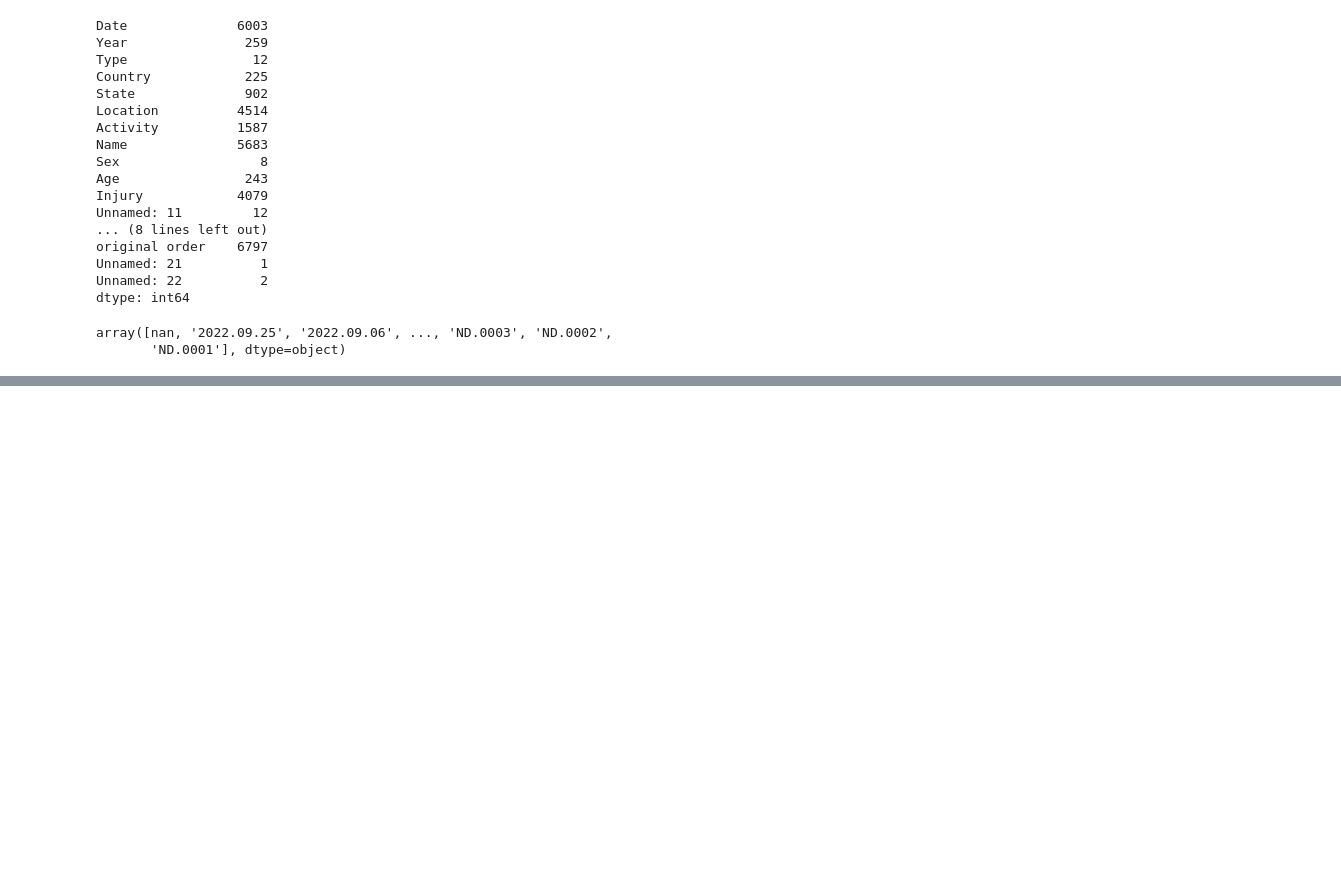
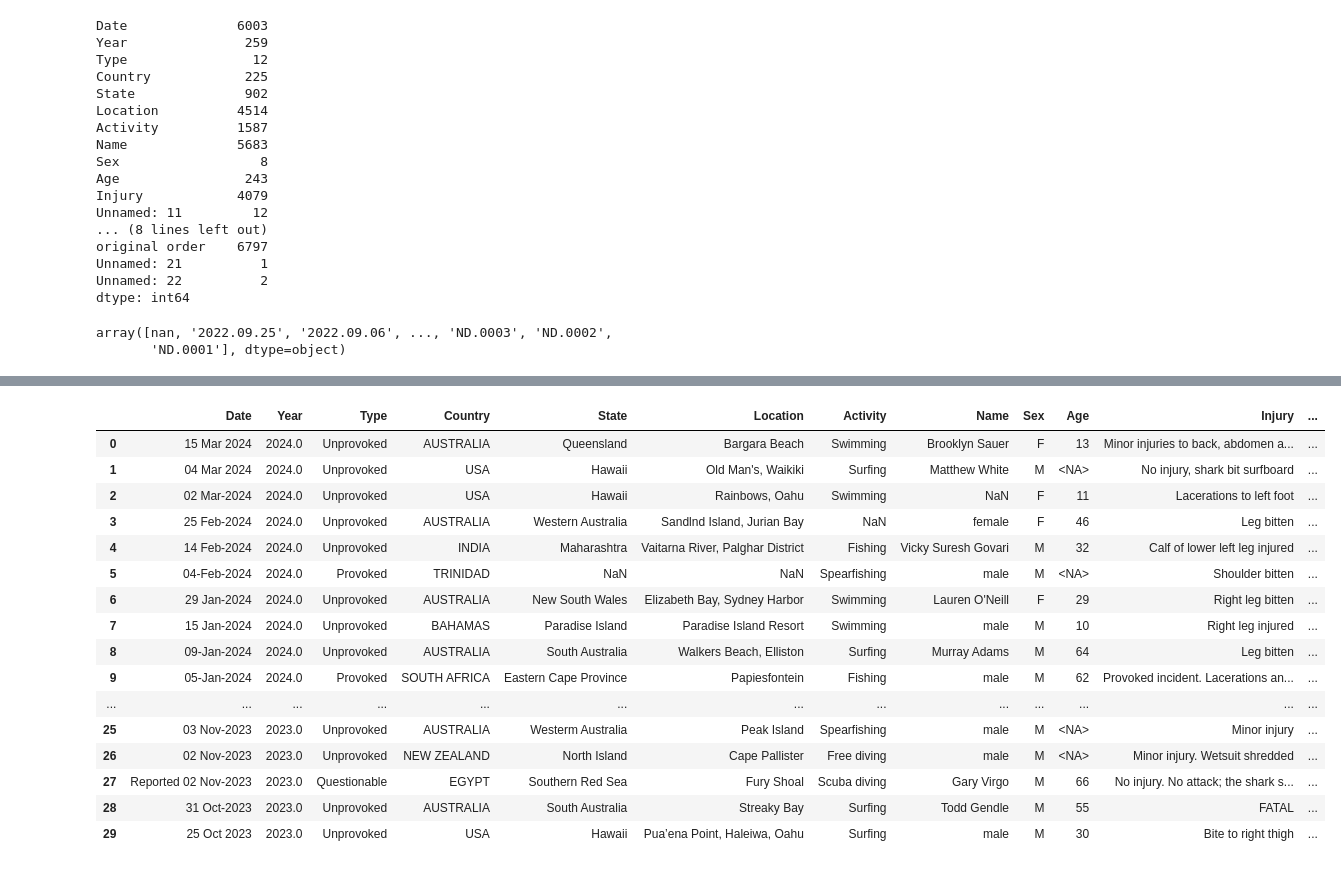
Before and after one commit to cohet3/sharkAttack_g7, a Jupyter notebook: adrian_main.ipynb, the cells around one changed output, grey strips where cells are left out. Drawn from its saved outputs; the diff is of its cells as text; code cells hidden in the pictures; blank space fills up the shorter version.

```diff
--- a/adrian_main.ipynb
+++ b/adrian_main.ipynb
@@ -50,0 +266,20 @@ array([nan, '2022.09.25', '2022.09.06', ..., 'ND.0003', 'ND.0002',
+# %%
+df.head(30)
+# %% [output]
+|  | Date | Year | Type | Country | State | Location | Activity | Name | Sex | Age | Injury | ... |
+| 0 | 15 Mar 2024 | 2024.0 | Unprovoked | AUSTRALIA | Queensland | Bargara Beach | Swimming | Brooklyn Sauer | F | 13 | Minor injuries to back, abdomen a... | ... |
+| 1 | 04 Mar 2024 | 2024.0 | Unprovoked | USA | Hawaii | Old Man's, Waikiki | Surfing | Matthew White | M | <NA> | No injury, shark bit surfboard | ... |
+| 2 | 02 Mar-2024 | 2024.0 | Unprovoked | USA | Hawaii | Rainbows, Oahu | Swimming | NaN | F | 11 | Lacerations to left foot | ... |
+| 3 | 25 Feb-2024 | 2024.0 | Unprovoked | AUSTRALIA | Western Australia | Sandlnd Island, Jurian Bay | NaN | female | F | 46 | Leg bitten | ... |
+| 4 | 14 Feb-2024 | 2024.0 | Unprovoked | INDIA | Maharashtra | Vaitarna River, Palghar District | Fishing | Vicky Suresh Govari | M | 32 | Calf of lower left leg injured | ... |
+| 5 | 04-Feb-2024 | 2024.0 | Provoked | TRINIDAD | NaN | NaN | Spearfishing | male | M | <NA> | Shoulder bitten | ... |
+| 6 | 29 Jan-2024 | 2024.0 | Unprovoked | AUSTRALIA | New South Wales | Elizabeth Bay, Sydney Harbor | Swimming | Lauren O'Neill | F | 29 | Right leg bitten | ... |
+| 7 | 15 Jan-2024 | 2024.0 | Unprovoked | BAHAMAS | Paradise Island | Paradise Island Resort | Swimming | male | M | 10 | Right leg injured | ... |
+| 8 | 09-Jan-2024 | 2024.0 | Unprovoked | AUSTRALIA | South Australia | Walkers Beach, Elliston | Surfing | Murray Adams | M | 64 | Leg bitten | ... |
+| 9 | 05-Jan-2024 | 2024.0 | Provoked | SOUTH AFRICA | Eastern Cape Province | Papiesfontein | Fishing | male | M | 62 | Provoked incident. Lacerations an... | ... |
+| ... | ... | ... | ... | ... | ... | ... | ... | ... | ... | ... | ... | ... |
+| 25 | 03 Nov-2023 | 2023.0 | Unprovoked | AUSTRALIA | Westerm Australia | Peak Island | Spearfishing | male | M | <NA> | Minor injury | ... |
+| 26 | 02 Nov-2023 | 2023.0 | Unprovoked | NEW ZEALAND | North Island | Cape Pallister | Free diving | male | M | <NA> | Minor injury. Wetsuit shredded | ... |
+| 27 | Reported 02 Nov-2023 | 2023.0 | Questionable | EGYPT | Southern Red Sea | Fury Shoal | Scuba diving | Gary Virgo | M | 66 | No injury. No attack; the shark s... | ... |
+| 28 | 31 Oct-2023 | 2023.0 | Unprovoked | AUSTRALIA | South Australia | Streaky Bay | Surfing | Todd Gendle | M | 55 | FATAL | ... |
+| 29 | 25 Oct 2023 | 2023.0 | Unprovoked | USA | Hawaii | Pua’ena Point, Haleiwa, Oahu | Surfing | male | M | 30 | Bite to right thigh | ... |
```
Also changed, not shown: parts of 10 cells of this notebook, 4 other files.
